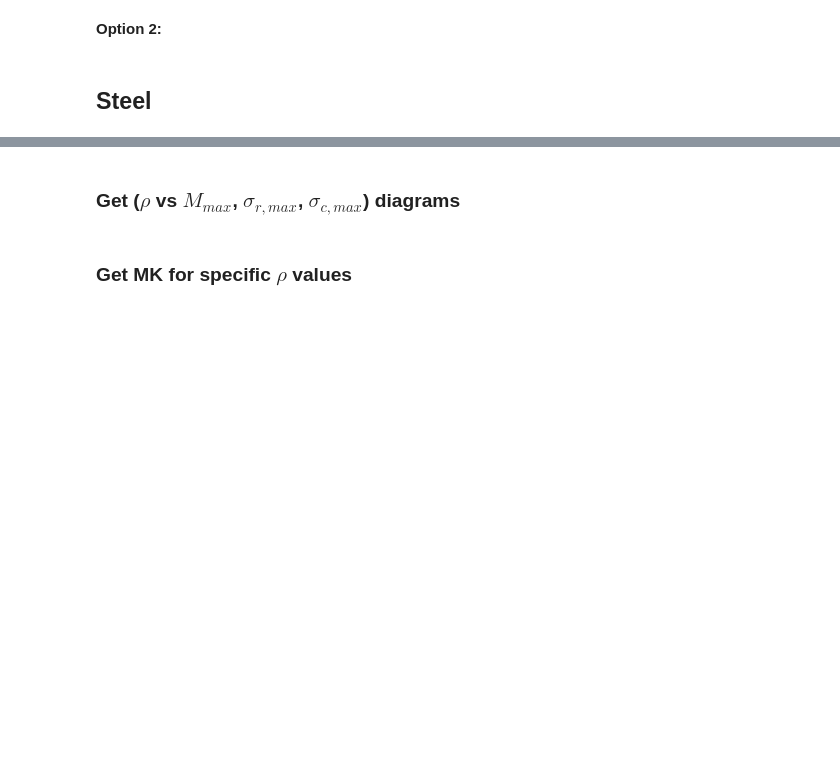
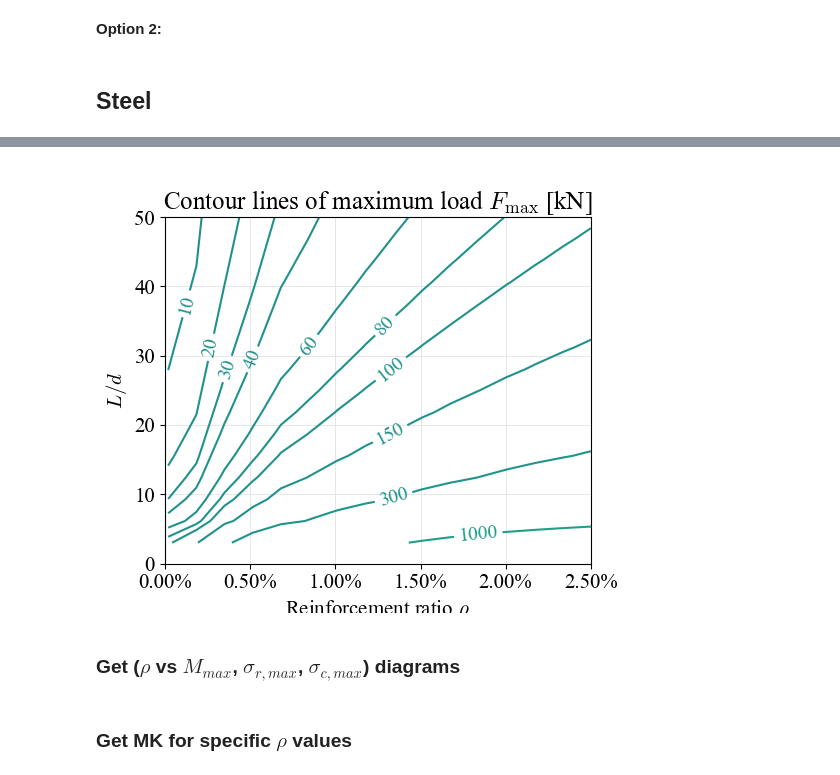
Before and after one commit to bmcs-group/bmcs_beam, a Jupyter notebook: notebooks/publications/mk_paper_2022/parametric_studies.ipynb, the cells around one changed output, grey strips where cells are left out. Cells and saved outputs as stored; diff of their text form; code cells hidden in the pictures; blank space fills up the shorter version.

```diff
--- a/notebooks/publications/mk_paper_2022/parametric_studies.ipynb
+++ b/notebooks/publications/mk_paper_2022/parametric_studies.ipynb
@@ -346,10 +388,12 @@ fig
 # fig
 # # fig.savefig('M_rho_and_strain_rho_std_config_steel.pdf')
 # %%
-fig = sls2.plot_F_u()
+fig = sls_steel.plot_F_u()
+
 # fig.set_size_inches(5.5, 4.2)
 # fig.savefig('Default_setup_steel_F_max.pdf')
-fig
+# %% [output]
+[figure, added]
 # %% [markdown]
 ### Get ($\rho$ vs $M_{max}$, $\sigma_{r, max}$, $\sigma_{c, max}$) diagrams
 # %%
```
Also changed, not shown: parts of 8 cells of this notebook, 2 other files.
